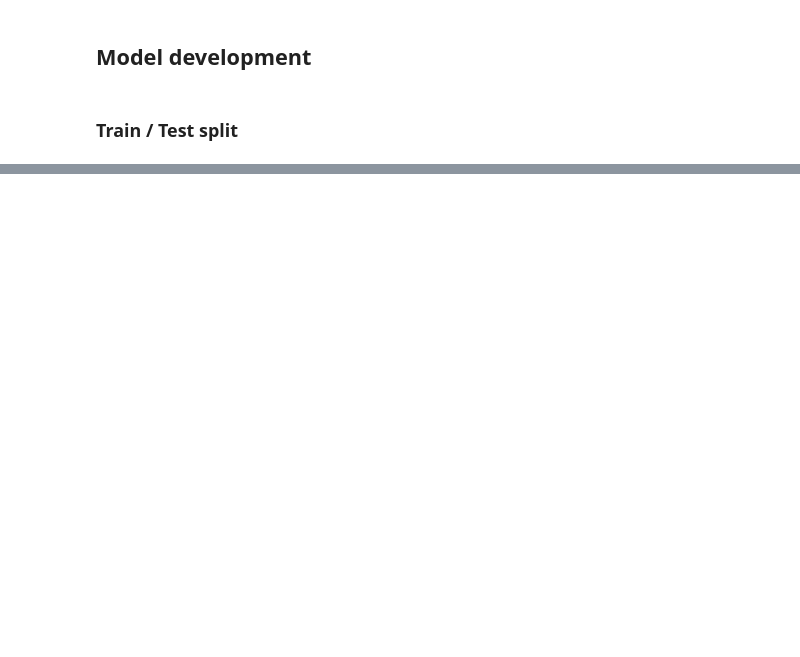
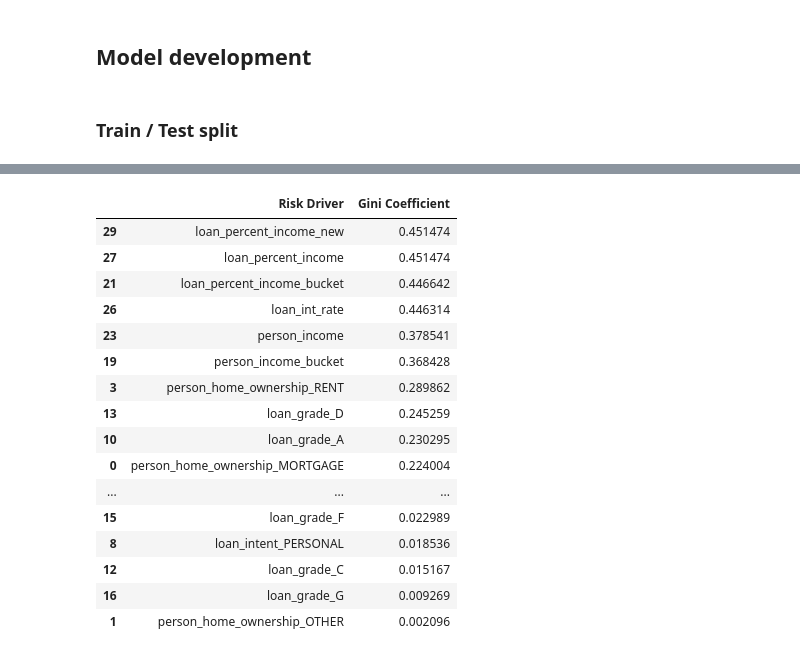
Before and after one commit to shemkatz/credit_risk, a Jupyter notebook: notebook.ipynb, the cells around one changed output, grey strips where cells are left out. Saved outputs shown, nothing was run; the diff lists cells and outputs as text; code cells hidden in the pictures; blank space fills up the shorter version.

```diff
--- a/notebook.ipynb
+++ b/notebook.ipynb
@@ -593,0 +724,66 @@ Random state 4199081 has abs difference of 0.0005. Search complete.
+# %%
+def compute_gini_per_risk_driver(df, risk_drivers, target):
+    """
+    Compute the Gini coefficient for each risk driver in relation to a binary target variable
+    using logistic regression.
+
+    Parameters:
+    ----------
+    df : pd.DataFrame
+        The input DataFrame containing risk drivers and the target variable.
+    risk_drivers : list
+        List of column names representing risk drivers.
+    target : str
+        The target variable column name (binary).
+
+    Returns:
+    -------
+    pd.DataFrame
+        A DataFrame showing the Gini coefficient per risk driver, sorted from highest to lowest.
+    """
+    results = []
+
+    for driver in risk_drivers:
+        # Remove NaNs for valid model training
+        temp_df = df[[driver, target]].dropna()
+
+        X = temp_df[[driver]]  # Predictor (single risk driver)
+        y = temp_df[target]  # Binary target variable
+
+        model = LogisticRegression(solver='liblinear')
+        model.fit(X, y)
+
+        # Predict probabilities
+        y_pred_prob = model.predict_proba(X)[:, 1]
+
+        # Compute ROC AUC and Gini coefficient
+        auc = roc_auc_score(y, y_pred_prob)
+        gini = 2 * auc - 1
+
+        results.append({'Risk Driver': driver, 'Gini Coefficient': gini})
+
+    # Convert results to a DataFrame and sort from highest Gini to lowest
+    gini_df = pd.DataFrame(results).sort_values(by="Gini Coefficient", ascending=False)
+
+    return gini_df
+
+bivariate_gini = compute_gini_per_risk_driver(train, riskdriver_cat_columns + riskdriver_num_columns, target_column[0])
+bivariate_gini
+# %% [output]
+|  | Risk Driver | Gini Coefficient |
+| 29 | loan_percent_income_new | 0.451474 |
+| 27 | loan_percent_income | 0.451474 |
+| 21 | loan_percent_income_bucket | 0.446642 |
+| 26 | loan_int_rate | 0.446314 |
+| 23 | person_income | 0.378541 |
+| 19 | person_income_bucket | 0.368428 |
+| 3 | person_home_ownership_RENT | 0.289862 |
+| 13 | loan_grade_D | 0.245259 |
+| 10 | loan_grade_A | 0.230295 |
+| 0 | person_home_ownership_MORTGAGE | 0.224004 |
+| ... | ... | ... |
+| 15 | loan_grade_F | 0.022989 |
+| 8 | loan_intent_PERSONAL | 0.018536 |
+| 12 | loan_grade_C | 0.015167 |
+| 16 | loan_grade_G | 0.009269 |
+| 1 | person_home_ownership_OTHER | 0.002096 |
```
Also changed, not shown: parts of 21 cells of this notebook.
